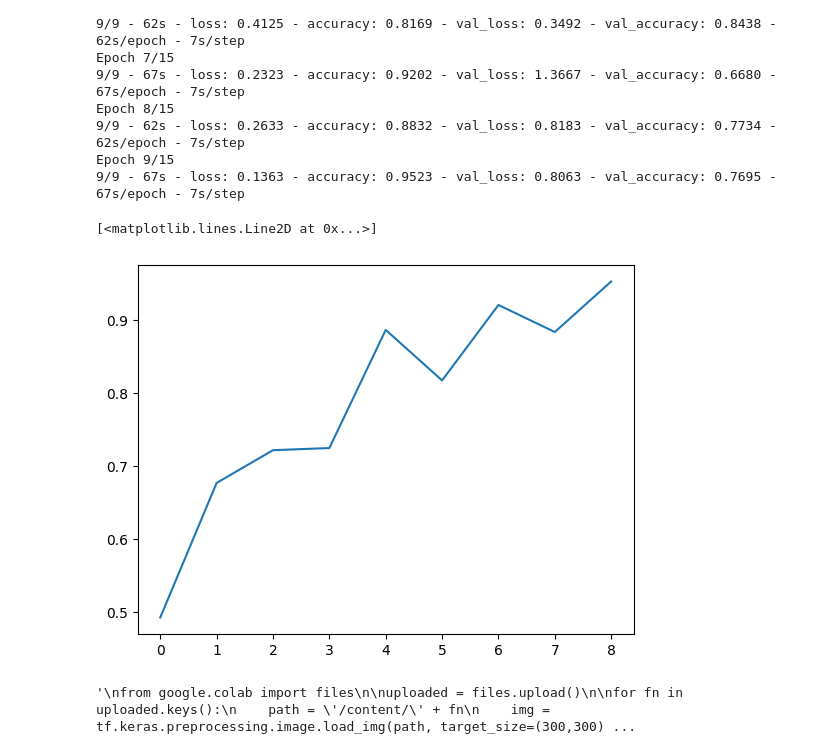
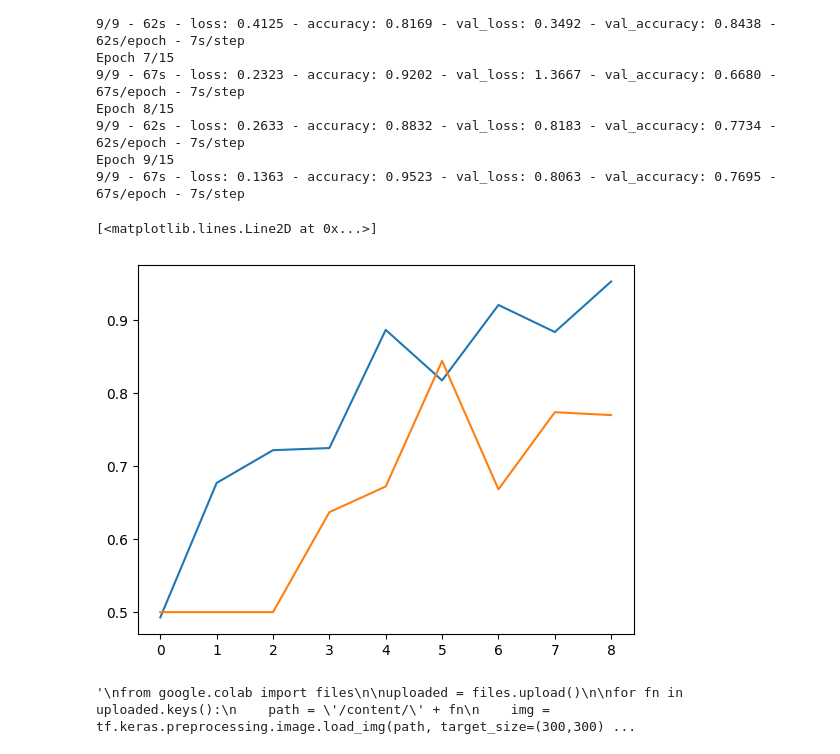
Before and after one commit to arjunravi26/deep_learning, a Jupyter notebook: horse_human.ipynb, the cells around one changed output. Cells and saved outputs as stored; diff of their text form; code cells hidden in the pictures.

```diff
--- a/horse_human.ipynb
+++ b/horse_human.ipynb
@@ -122,10 +122,12 @@ Epoch 9/15
 9/9 - 67s - loss: 0.1363 - accuracy: 0.9523 - val_loss: 0.8063 - val_accuracy: 0.7695 - 67s/epoch - 7s/step
 # %%
 acc = history.history['accuracy']
+val_loss = history.history['val_accuracy']
 plt.plot(range(len(acc)),acc)
+plt.plot(range(len(val_loss)),val_loss)
 # %% [output]
 [<matplotlib.lines.Line2D at 0x...>]
-[figure, old version]
+[figure, new version]
 # %%
 '''
 from google.colab import files
```
